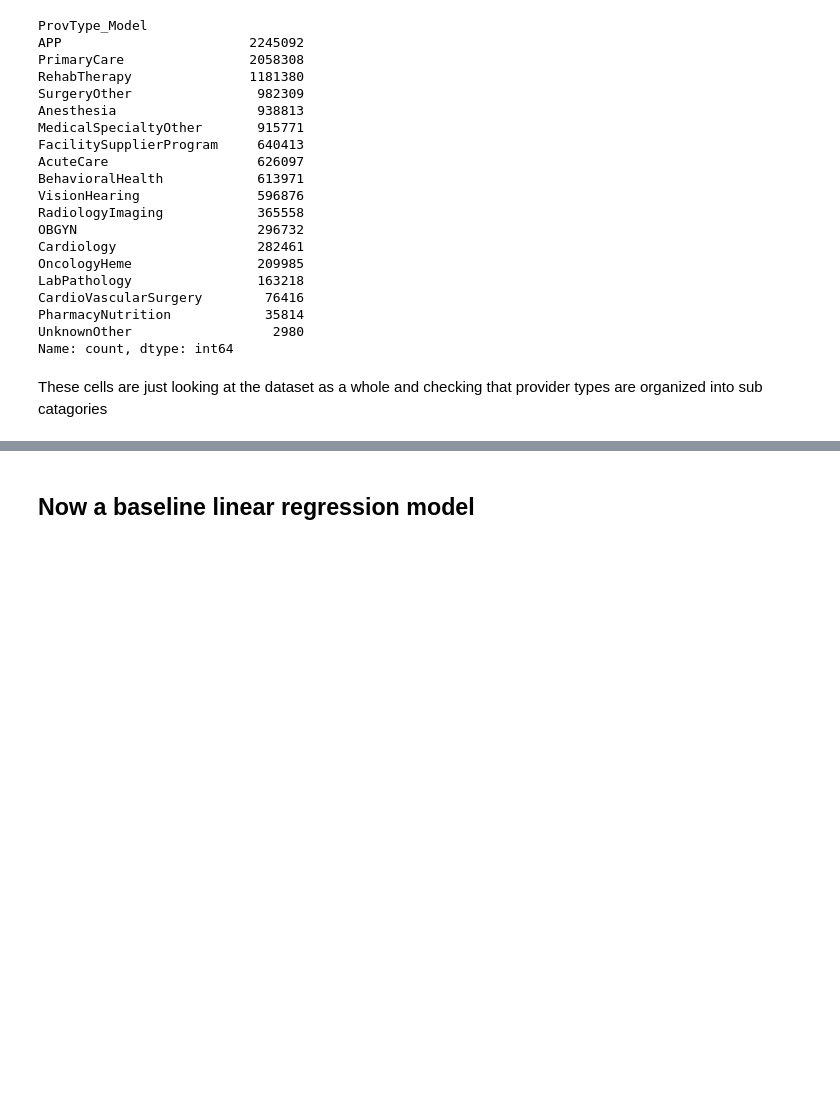
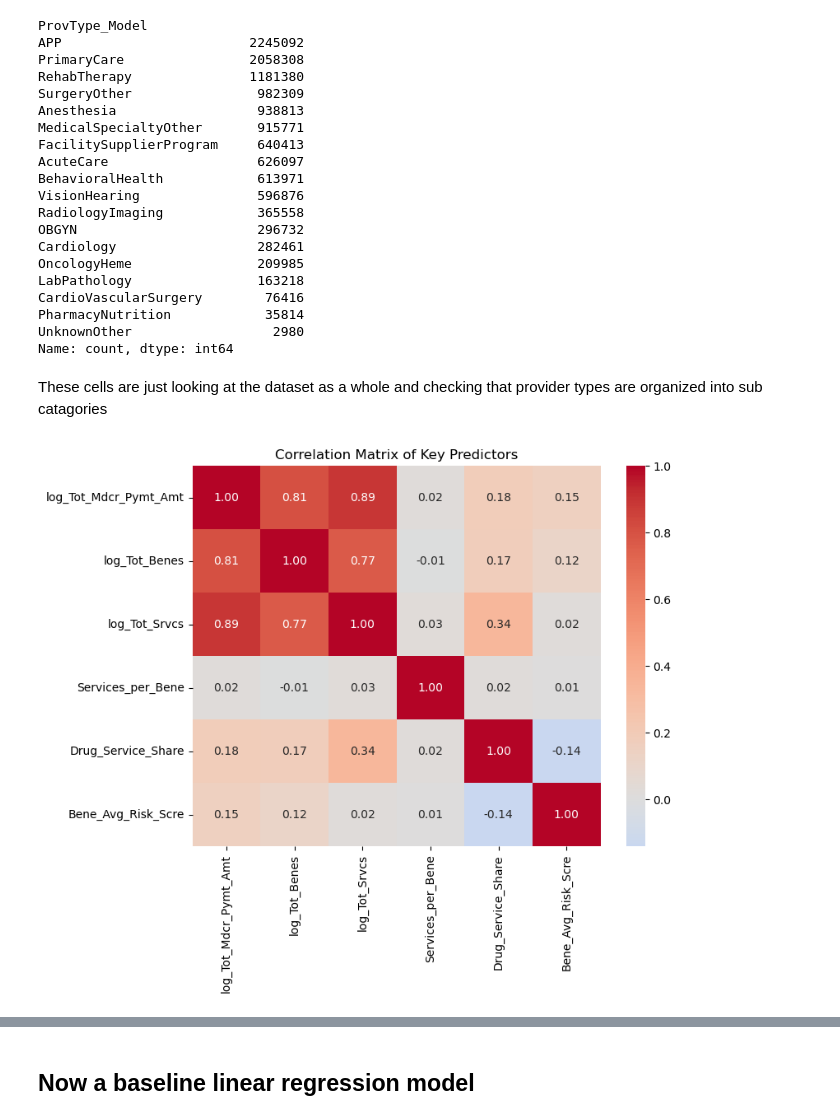
Before and after one commit to JennQQQ/Medicare-Project, a Jupyter notebook: notebooks/Volume_Risk_ProvType_LRModel.ipynb, the cells around one changed output, grey strips where cells are left out. Drawn from its saved outputs; the diff is of its cells as text; code cells hidden in the pictures; blank space fills up the shorter version.

```diff
--- a/notebooks/Volume_Risk_ProvType_LRModel.ipynb
+++ b/notebooks/Volume_Risk_ProvType_LRModel.ipynb
@@ -75,3 +75,28 @@ UnknownOther                  2980
 Name: count, dtype: int64
 # %% [markdown]
 These cells are just looking at the dataset as a whole and checking that provider types are organized into sub catagories
+# %%
+corr_cols = [
+    "log_Tot_Mdcr_Pymt_Amt",
+    "log_Tot_Benes",
+    "log_Tot_Srvcs",
+    "Services_per_Bene",
+    "Drug_Service_Share",
+    "Bene_Avg_Risk_Scre"
+]
+
+corr_matrix = train_bench[corr_cols].corr()
+
+plt.figure(figsize=(8,6))
+sns.heatmap(
+    corr_matrix,
+    annot=True,
+    cmap="coolwarm",
+    center=0,
+    fmt=".2f"
+)
+
+plt.title("Correlation Matrix of Key Predictors")
+plt.show()
+# %% [output]
+[figure, added]
```
Also changed, not shown: parts of 7 cells of this notebook, 1 other file.
